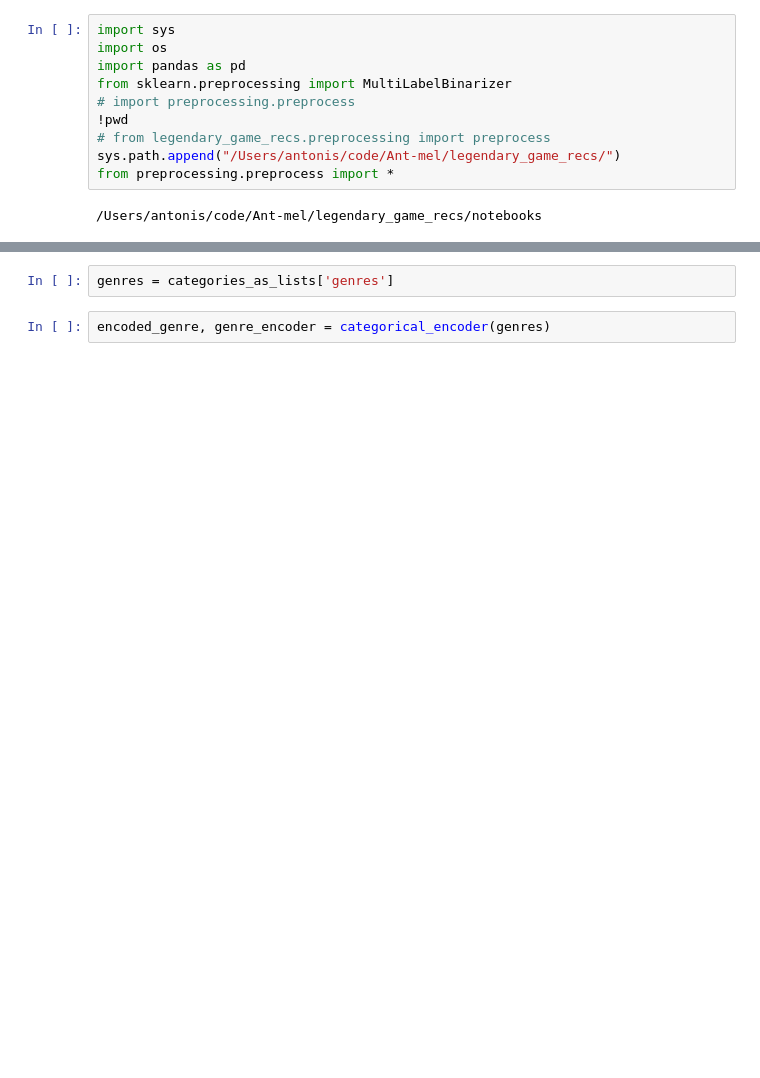
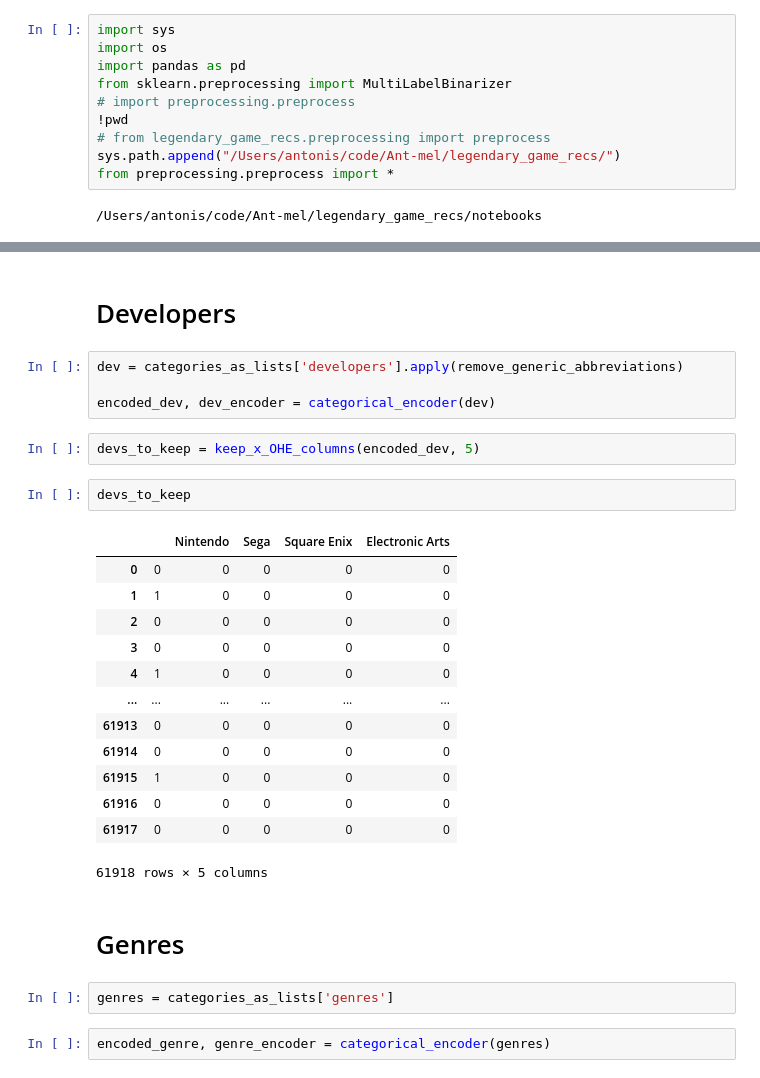
Before and after one commit to Ant-mel/legendary_game_recs, a Jupyter notebook: notebooks/Data_exploration.ipynb, the cells around one changed output, grey strips where cells are left out. Saved outputs shown, nothing was run; the diff lists cells and outputs as text; blank space fills up the shorter version.

```diff
--- a/notebooks/Data_exploration.ipynb
+++ b/notebooks/Data_exploration.ipynb
@@ -96,3 +70,29 @@ categories_as_lists
+# %% [markdown]
+# Developers
+# %%
+dev = categories_as_lists['developers'].apply(remove_generic_abbreviations)
+
+encoded_dev, dev_encoder = categorical_encoder(dev)
+# %%
+devs_to_keep = keep_x_OHE_columns(encoded_dev, 5)
+# %%
+devs_to_keep
+# %% [output]
+|  |  | Nintendo | Sega | Square Enix | Electronic Arts |
+| 0 | 0 | 0 | 0 | 0 | 0 |
+| 1 | 1 | 0 | 0 | 0 | 0 |
+| 2 | 0 | 0 | 0 | 0 | 0 |
+| 3 | 0 | 0 | 0 | 0 | 0 |
+| 4 | 1 | 0 | 0 | 0 | 0 |
+| ... | ... | ... | ... | ... | ... |
+| 61913 | 0 | 0 | 0 | 0 | 0 |
+| 61914 | 0 | 0 | 0 | 0 | 0 |
+| 61915 | 1 | 0 | 0 | 0 | 0 |
+| 61916 | 0 | 0 | 0 | 0 | 0 |
+| 61917 | 0 | 0 | 0 | 0 | 0 |
+61918 rows × 5 columns
+# %% [markdown]
+# Genres
 # %%
 genres = categories_as_lists['genres']
 # %%
```
Also changed, not shown: parts of 23 cells of this notebook.
